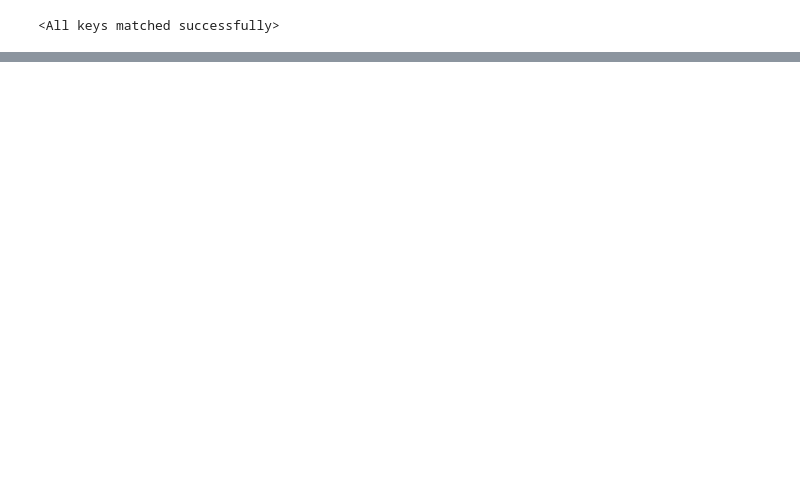
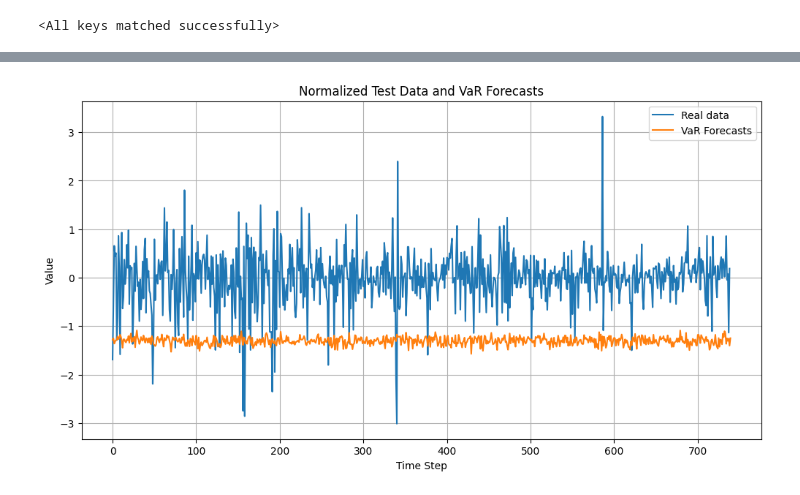
Before and after one commit to lqwic/deep_var, a Jupyter notebook: TempVAE_replication.ipynb, the cells around one changed output, grey strips where cells are left out. Cells and saved outputs as stored; diff of their text form; code cells hidden in the pictures; blank space fills up the shorter version.

```diff
--- a/TempVAE_replication.ipynb
+++ b/TempVAE_replication.ipynb
@@ -296,0 +871,5 @@ plt.show()
+# %%
+portfolio_weights = np.random.rand(data.shape[1])
+portfolio_weights /= np.sum(portfolio_weights)
+portfolio_weights = torch.tensor(portfolio_weights, dtype=torch.float32, device=device)
+train_dataset, test_dataset = preprocess_data(data, seq_length)
@@ -296,0 +913,13 @@ plt.show()
+# %%
+def var_rolling_forecast(model, test_dataset, weights, seq_length=21, num_samples=1000, alpha=0.05, device=torch.device('cpu')):
+    var_forecasts = []
+
+    for i in trange(len(test_dataset) - seq_length + 1):
+        sequence = test_dataset[i:i+seq_length]
+        sequence = torch.cat([item[0] for item in sequence], dim=0)
+        var_forecast = generate_var_forecast(model, sequence, weights, num_samples, alpha, device)
+        var_forecasts.append(var_forecast)
+
+    return np.array(var_forecasts)
+
+var_forecasts = var_rolling_forecast(model, test_dataset, portfolio_weights)
@@ -296,0 +937,23 @@ plt.show()
+# %%
+def extract_normalized_test_data(test_dataset):
+    test_data = []
+    for sequence in test_dataset:
+        test_data.append(sequence[0][0][:].numpy())
+    return np.array(test_data)
+
+normalized_test_data = extract_normalized_test_data(test_dataset)
+portfolio = torch.tensor(normalized_test_data, dtype=torch.float32, device=device)
+portfolio = torch.matmul(portfolio, portfolio_weights)
+
+plt.figure(figsize=(12, 6))
+plt.plot(portfolio[seq_length:], label='Real data')
+# plt.plot(portfolio[seq_length - 1:][:40], label='One step back data')
+plt.plot(var_forecasts, label='VaR Forecasts')
+plt.xlabel('Time Step')
+plt.ylabel('Value')
+plt.title('Normalized Test Data and VaR Forecasts')
+plt.legend()
+plt.grid(True)
+plt.show()
+# %% [output]
+[figure, added]
```
Also changed, not shown: parts of 38 cells of this notebook.
